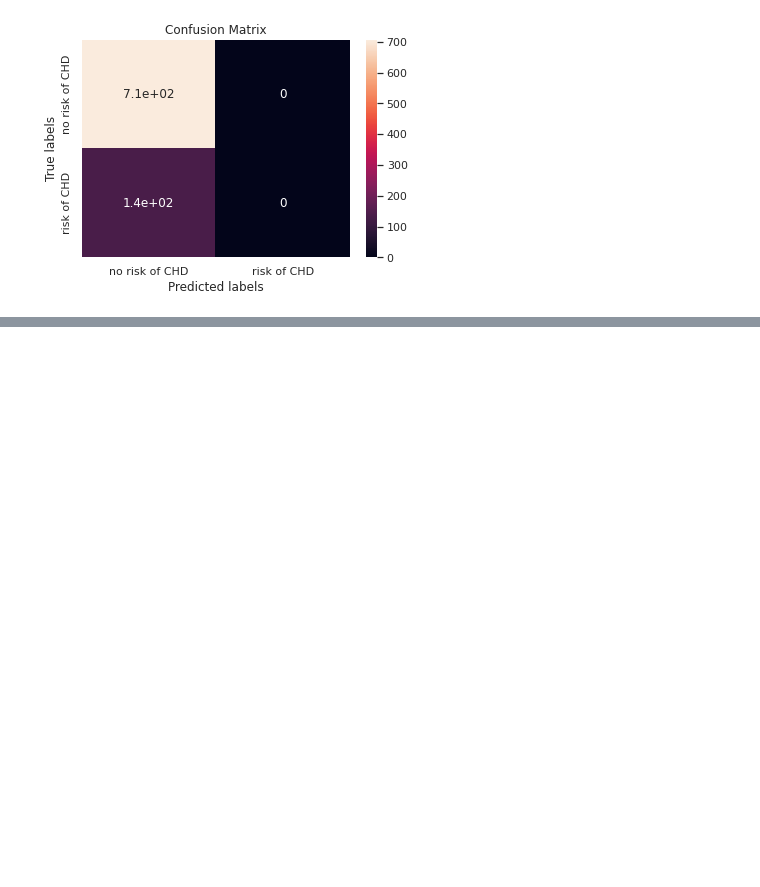
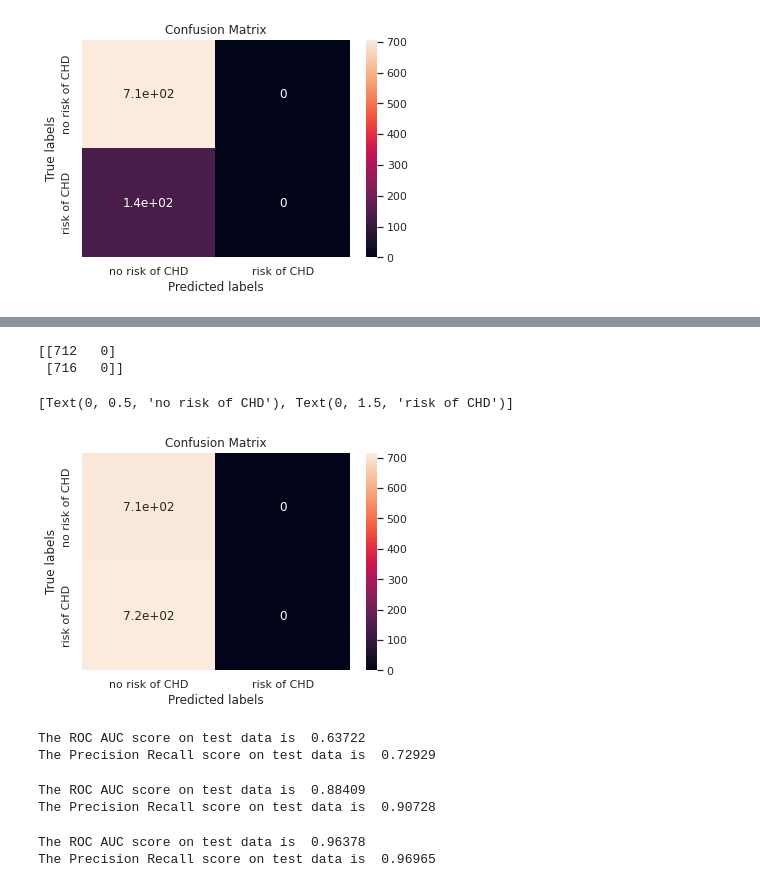
Before and after one commit to SethupathyM/Cardiovascular_Risk_Prediction, a Jupyter notebook: Cardiovascular_Risk_Prediction.ipynb, the cells around one changed output, grey strips where cells are left out. Drawn from its saved outputs; the diff is of its cells as text; code cells hidden in the pictures; blank space fills up the shorter version.

```diff
--- a/Cardiovascular_Risk_Prediction.ipynb
+++ b/Cardiovascular_Risk_Prediction.ipynb
@@ -720,3 +728,11 @@ No Risk of 10-Year CHD:  84.87 %
 Risk of 10-Year CHD:  15.13 %
 # %%
 # Only 15% percent of the Pateints are having a Risk of 10-year CHD.
+# %%
+# Random Over Sampling
+from imblearn.over_sampling import RandomOverSampler
+
+ros = RandomOverSampler(random_state = 234)
+X_ros,y_ros = ros.fit_resample(df.iloc[:,0:-1], df['TenYearCHD'])
+print(X_ros.shape)
+print(y_ros.shape)
@@ -722,0 +742,5 @@ Risk of 10-Year CHD:  15.13 %
+# %%
+ros_x = pd.DataFrame(X_ros)
+ros_y = pd.DataFrame(y_ros)
+ros_xy = pd.concat([ros_x,ros_y], axis = 1)
+ros_xy
@@ -722,0 +767,8 @@ Risk of 10-Year CHD:  15.13 %
+# %%
+independent_variables = ros_xy.columns.tolist()
+independent_variables.remove('id')
+independent_variables.remove('TenYearCHD')
+
+dependent_variable = ['TenYearCHD']
+print(independent_variables)
+print(dependent_variable)
@@ -722,0 +778,6 @@ Risk of 10-Year CHD:  15.13 %
+# %%
+# Train test split
+X = ros_xy[independent_variables].values
+y = ros_xy[dependent_variable].values
+
+X_train, X_test, y_train, y_test = train_test_split(X, y, test_size = 0.25, random_state = 0)
@@ -722,0 +847,22 @@ Risk of 10-Year CHD:  15.13 %
+# %%
+# Get the confusion matrix for test
+
+labels = ['no risk of CHD', 'risk of CHD']
+cm = confusion_matrix(y_test, y_test_predict_rfc_cv)
+print(cm)
+
+ax= plt.subplot()
+
+sns.heatmap(cm, annot=True, ax = ax) #annot=True to annotate cells
+
+# labels, title and ticks
+ax.set_xlabel('Predicted labels')
+ax.set_ylabel('True labels')
+ax.set_title('Confusion Matrix')
+ax.xaxis.set_ticklabels(labels)
+ax.yaxis.set_ticklabels(labels)
+# %% [output]
+[[712   0]
+ [716   0]]
+[Text(0, 0.5, 'no risk of CHD'), Text(0, 1.5, 'risk of CHD')]
+[figure, added]
@@ -722,0 +891,17 @@ Risk of 10-Year CHD:  15.13 %
+# %%
+X = ros_xy[independent_variables].values
+y = ros_xy[dependent_variable].values
+my_function(model = LogisticRegression(),X= X,y = y)
+# %% [output]
+The ROC AUC score on test data is  0.63722
+The Precision Recall score on test data is  0.72929
+# %%
+my_function(model = DecisionTreeClassifier(),X= X,y = y)
+# %% [output]
+The ROC AUC score on test data is  0.88409
+The Precision Recall score on test data is  0.90728
+# %%
+my_function(model = RandomForestClassifier(),X= X,y = y)
+# %% [output]
+The ROC AUC score on test data is  0.96378
+The Precision Recall score on test data is  0.96965
```
Also changed, not shown: parts of 18 cells of this notebook.
